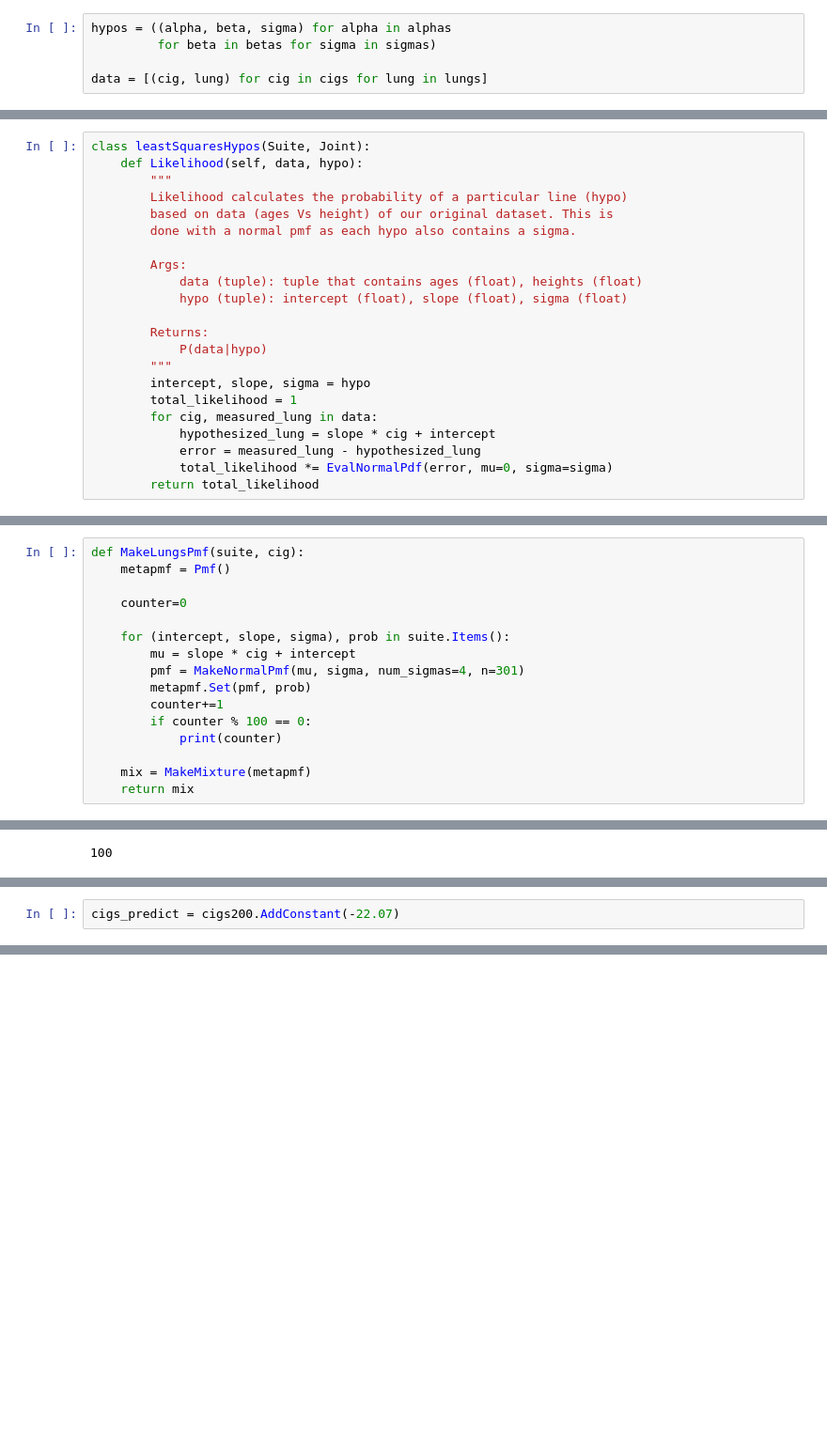
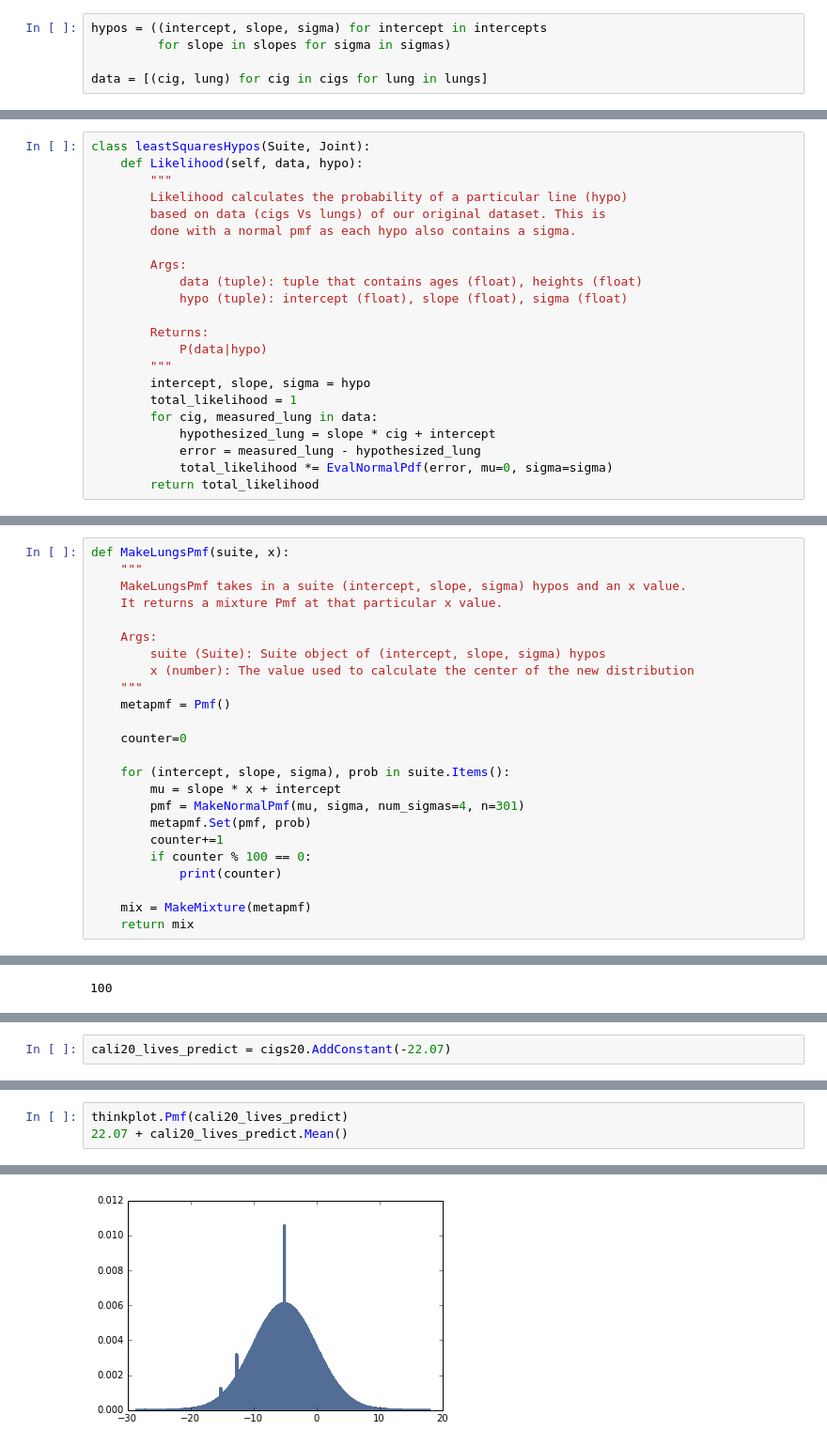
Before and after one commit to NathanYee/ThinkBayes2, a Jupyter notebook: code/report04.ipynb, the cells around one changed output, grey strips where cells are left out. Shown at 94% size. Drawn from its saved outputs; the diff is of its cells as text; blank space fills up the shorter version.

```diff
--- a/code/report04.ipynb
+++ b/code/report04.ipynb
@@ -263,5 +273,5 @@ sigmas = np.linspace(4.5, 5.5, 5)
 # %%
-hypos = ((alpha, beta, sigma) for alpha in alphas
-         for beta in betas for sigma in sigmas)
+hypos = ((intercept, slope, sigma) for intercept in intercepts
+         for slope in slopes for sigma in sigmas)
 
 data = [(cig, lung) for cig in cigs for lung in lungs]
@@ -270,7 +282,7 @@ class leastSquaresHypos(Suite, Joint):
     def Likelihood(self, data, hypo):
         """
         Likelihood calculates the probability of a particular line (hypo)
-        based on data (ages Vs height) of our original dataset. This is
+        based on data (cigs Vs lungs) of our original dataset. This is
         done with a normal pmf as each hypo also contains a sigma.
 
         Args:
@@ -477,11 +539,19 @@ Now, we want to answer our original question. If California were to lower its nu
 # %%
-def MakeLungsPmf(suite, cig):
+def MakeLungsPmf(suite, x):
+    """
+    MakeLungsPmf takes in a suite (intercept, slope, sigma) hypos and an x value.
+    It returns a mixture Pmf at that particular x value.
+
+    Args:
+        suite (Suite): Suite object of (intercept, slope, sigma) hypos
+        x (number): The value used to calculate the center of the new distribution
+    """
     metapmf = Pmf()
 
     counter=0
 
     for (intercept, slope, sigma), prob in suite.Items():
-        mu = slope * cig + intercept
+        mu = slope * x + intercept
         pmf = MakeNormalPmf(mu, sigma, num_sigmas=4, n=301)
         metapmf.Set(pmf, prob)
         counter+=1
@@ -501,2 +571,2 @@ thinkplot.Pmf(cigs200)
 # %%
-cigs_predict = cigs200.AddConstant(-22.07)
+cali20_lives_predict = cigs20.AddConstant(-22.07)
@@ -506,0 +573,4 @@ thinkplot.Pmf(cigs_predict)
+# %%
+thinkplot.Pmf(cali20_lives_predict)
+22.07 + cali20_lives_predict.Mean()
+# %% [output]
@@ -506,0 +578 @@ thinkplot.Pmf(cigs_predict)
+[figure, added]
```
Also changed, not shown: parts of 39 cells of this notebook, 3 other files.
